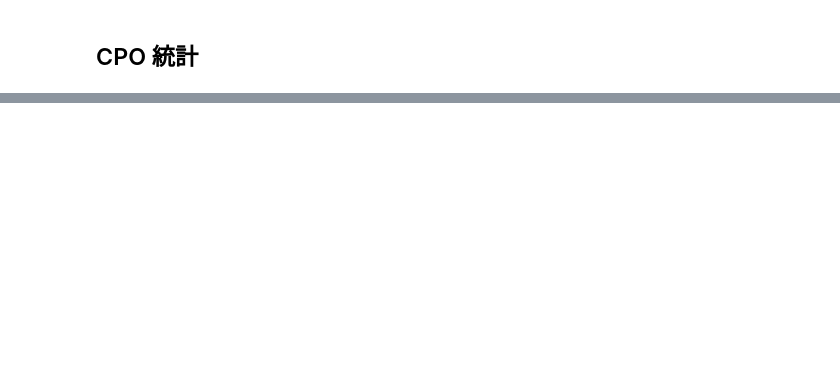
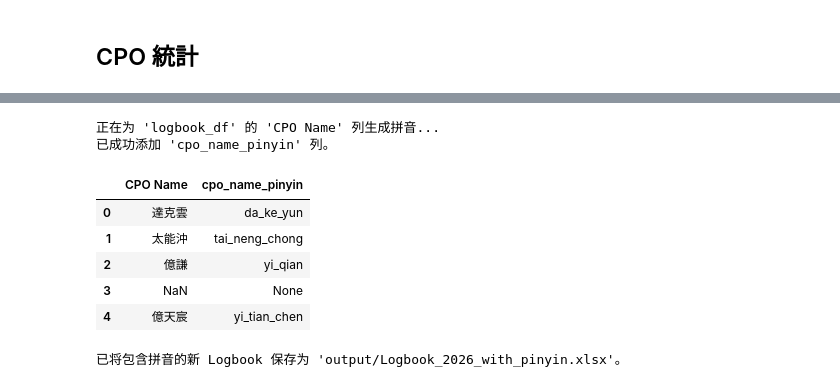
Before and after one commit to XernagaWang/CC_SHOW_PROF, a Jupyter notebook: app.ipynb, the cells around one changed output, grey strips where cells are left out. Saved outputs shown, nothing was run; the diff lists cells and outputs as text; code cells hidden in the pictures; blank space fills up the shorter version.

```diff
--- a/app.ipynb
+++ b/app.ipynb
@@ -535,0 +1488,45 @@ ModuleNotFoundError: No module named 'pypinyin'
+# %%
+try:
+    from pypinyin import pinyin, Style
+except ImportError:
+    print("错误：'pypinyin' 库未安装。请运行之前的单元格来安装它。")
+
+def to_pinyin_flat(name):
+    """将中文名转换为小写、以下划线分隔的无音调拼音字符串。"""
+    # 检查输入是否为字符串，如果不是则返回 None
+    if not isinstance(name, str):
+        return None
+    # 将中文转换为拼音列表，例如 [['xiǎo'], ['jú']]
+    pinyin_list = pinyin(name, style=Style.NORMAL)
+    # 将列表展平并用下划线连接，例如 "xiao_ju"
+    return '_'.join(item[0] for item in pinyin_list)
+
+try:
+    # 检查 'logbook_df' 是否已定义
+    if 'logbook_df' in locals() or 'logbook_df' in globals():
+        print("正在为 'logbook_df' 的 'CPO Name' 列生成拼音...")
+        # 将函数应用到 'CPO Name' 列，并将结果存储在新列 'cpo_name_pinyin' 中
+        logbook_df['cpo_name_pinyin'] = logbook_df['CPO Name'].apply(to_pinyin_flat)
+
+        print("已成功添加 'cpo_name_pinyin' 列。")
+
+        # 显示包含新列的 DataFrame 的前几行以供检查
+        display(logbook_df[['CPO Name', 'cpo_name_pinyin']].head())
+    else:
+        print("错误：DataFrame 'logbook_df' 未定义。请先运行加载 'Logbook_2026.xlsx' 的单元格。")
+
+except Exception as e:
+    print(f"处理过程中发生错误: {e}")
+
+logbook_df.to_excel('output/Logbook_2026_with_pinyin.xlsx', index=False, )
+print("已将包含拼音的新 Logbook 保存为 'output/Logbook_2026_with_pinyin.xlsx'。")
+# %% [output]
+正在为 'logbook_df' 的 'CPO Name' 列生成拼音...
+已成功添加 'cpo_name_pinyin' 列。
+|  | CPO Name | cpo_name_pinyin |
+| 0 | 達克雲 | da_ke_yun |
+| 1 | 太能沖 | tai_neng_chong |
+| 2 | 億謙 | yi_qian |
+| 3 | NaN | None |
+| 4 | 億天宸 | yi_tian_chen |
+已将包含拼音的新 Logbook 保存为 'output/Logbook_2026_with_pinyin.xlsx'。
```
Also changed, not shown: parts of 54 cells of this notebook, 27 other files.
